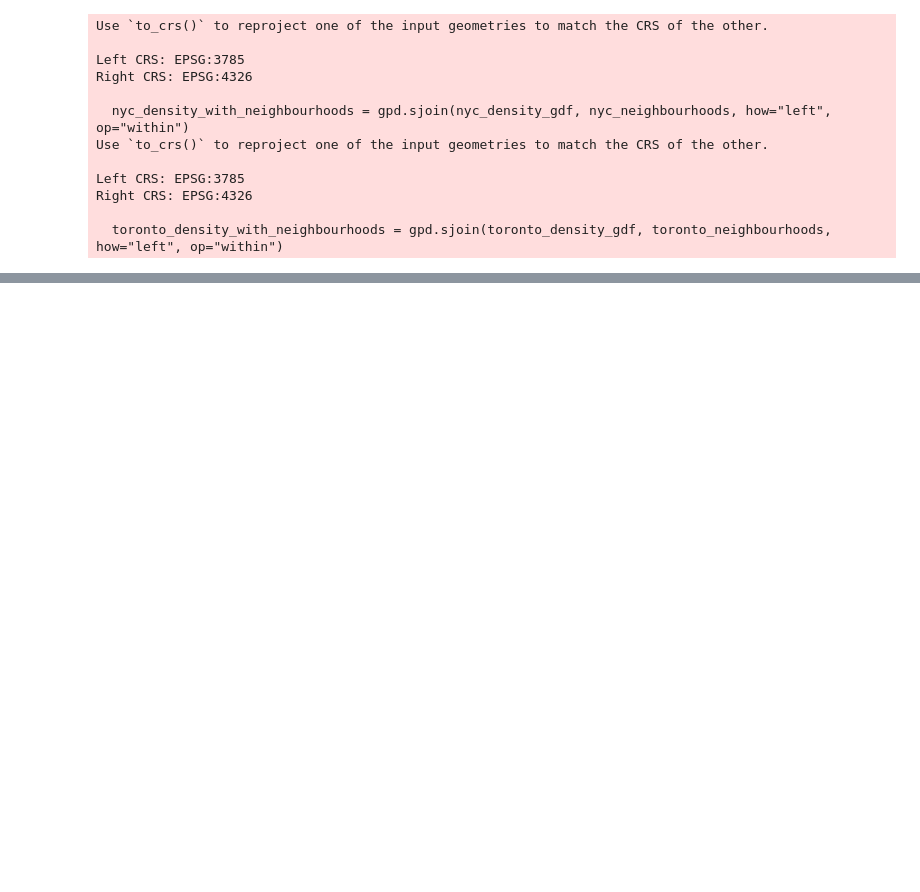
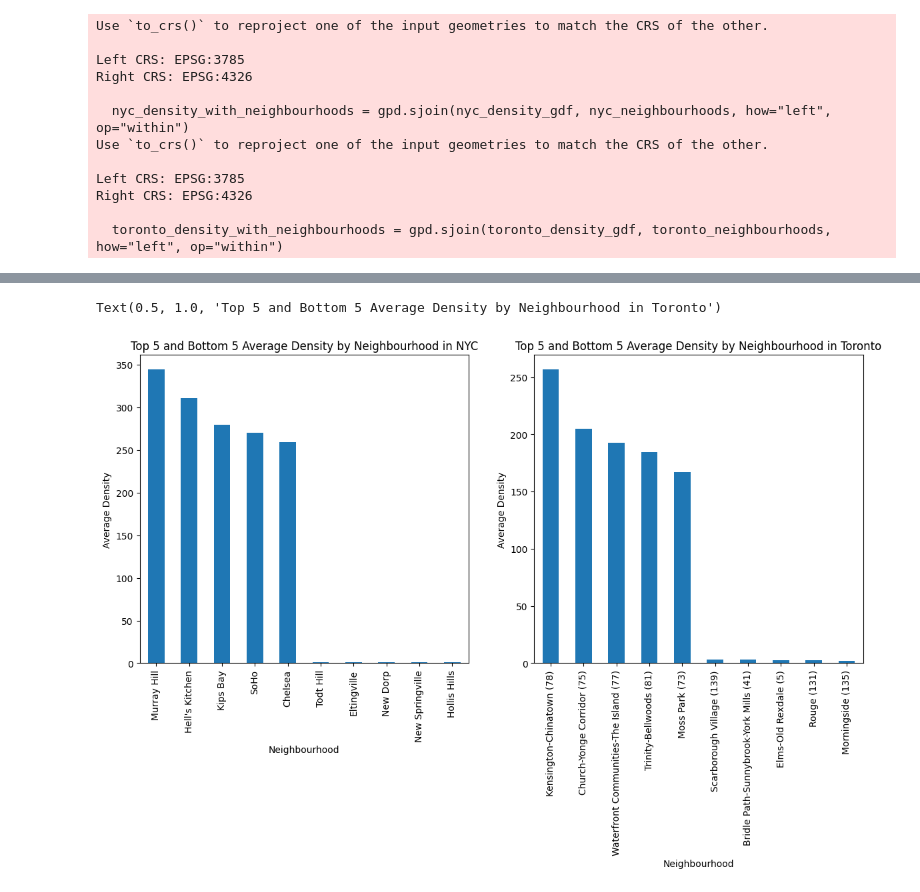
Before and after one commit to twentysixfiftythree/Airbnb-Density-Analysis-Toronto-and-NYC, a Jupyter notebook: analysis.ipynb, the cells around one changed output, grey strips where cells are left out. Cells and saved outputs as stored; diff of their text form; code cells hidden in the pictures; blank space fills up the shorter version.

```diff
--- a/analysis.ipynb
+++ b/analysis.ipynb
@@ -319,0 +368,35 @@ plt.show()
+# %%
+import matplotlib.pyplot as plt
+import pandas as pd
+
+n = 5
+
+# Select top N and bottom N neighbourhoods for NYC
+nyc_top_n = nyc_average_density_by_neighbourhood.head(n)
+nyc_bottom_n = nyc_average_density_by_neighbourhood.tail(n)
+nyc_combined = pd.concat([nyc_top_n, nyc_bottom_n])
+
+# Select top N and bottom N neighbourhoods for Toronto
+toronto_top_n = toronto_average_density_by_neighbourhood.head(n)
+toronto_bottom_n = toronto_average_density_by_neighbourhood.tail(n)
+toronto_combined = pd.concat([toronto_top_n, toronto_bottom_n])
+
+plt.figure(figsize=(14, 6))
+
+# NYC
+plt.subplot(1, 2, 1)
+nyc_combined.plot(kind='bar')
+plt.xlabel('Neighbourhood')
+plt.ylabel('Average Density')
+plt.title('Top 5 and Bottom 5 Average Density by Neighbourhood in NYC')
+
+
+# Toronto
+plt.subplot(1, 2, 2)
+toronto_combined.plot(kind='bar')
+plt.xlabel('Neighbourhood')
+plt.ylabel('Average Density')
+plt.title('Top 5 and Bottom 5 Average Density by Neighbourhood in Toronto')
+# %% [output]
+Text(0.5, 1.0, 'Top 5 and Bottom 5 Average Density by Neighbourhood in Toronto')
+[figure, added]
```
Also changed, not shown: parts of 16 cells of this notebook.
